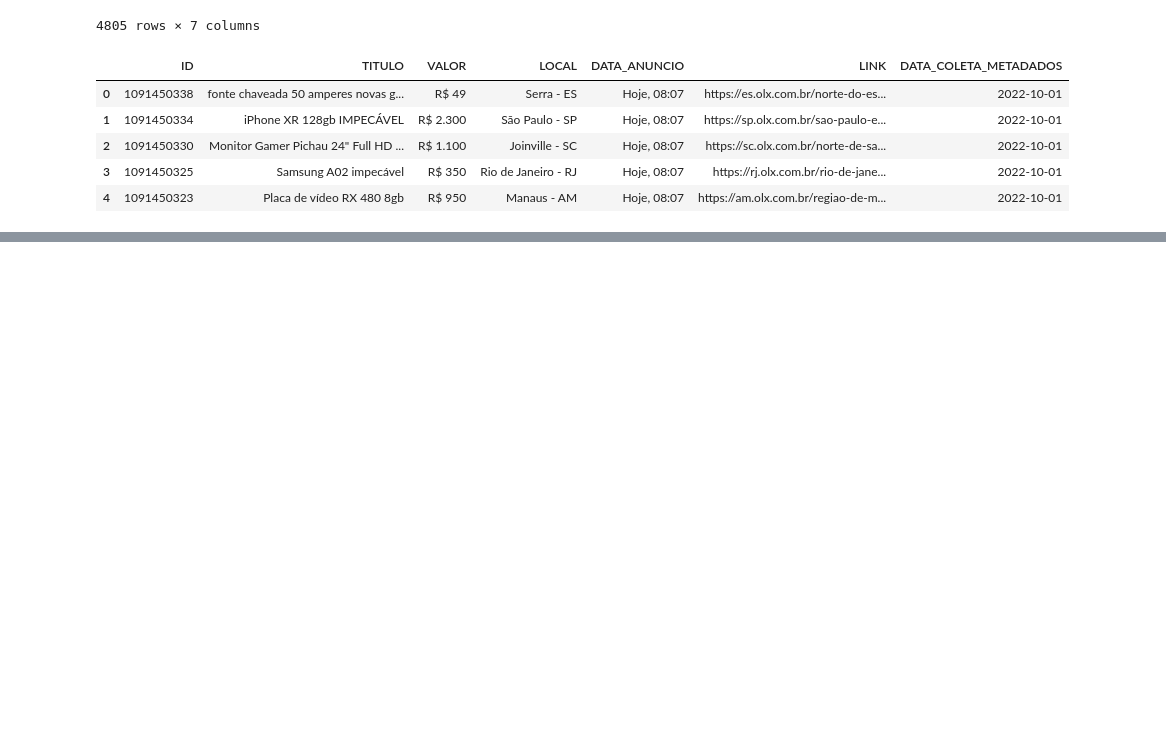
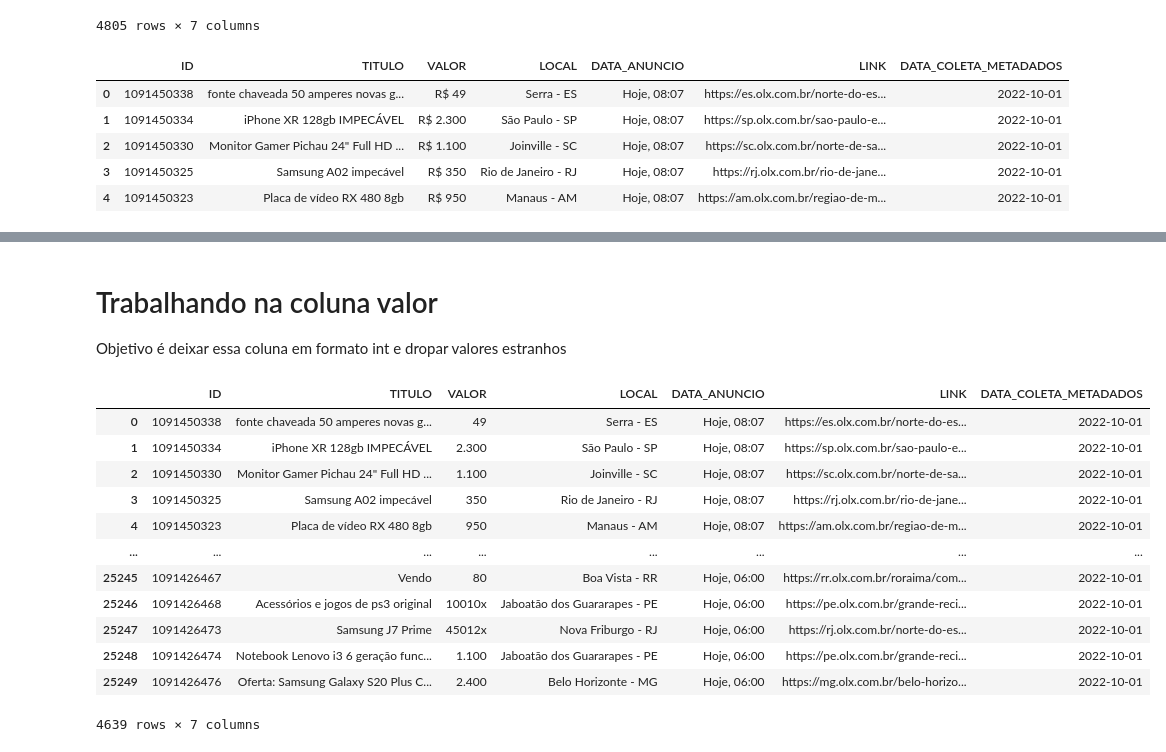
Before and after one commit to PaulAnicet97/Data_analysis, a Jupyter notebook: OLX/data_preparation.ipynb, the cells around one changed output, grey strips where cells are left out. Saved outputs shown, nothing was run; the diff lists cells and outputs as text; code cells hidden in the pictures; blank space fills up the shorter version.

```diff
--- a/OLX/data_preparation.ipynb
+++ b/OLX/data_preparation.ipynb
@@ -100,0 +119,22 @@ dados.head()
+# %% [markdown]
+# Trabalhando na coluna valor
+Objetivo é deixar essa coluna em formato int e dropar valores estranhos
+# %%
+# tirando o simbolo do reais
+val = dados['VALOR'].str.split(' ', expand=True)
+dados['VALOR'] = val[1]
+dados
+# %% [output]
+|  | ID | TITULO | VALOR | LOCAL | DATA_ANUNCIO | LINK | DATA_COLETA_METADADOS |
+| 0 | 1091450338 | fonte chaveada 50 amperes novas g... | 49 | Serra - ES | Hoje, 08:07 | https://es.olx.com.br/norte-do-es... | 2022-10-01 |
+| 1 | 1091450334 | iPhone XR 128gb IMPECÁVEL | 2.300 | São Paulo - SP | Hoje, 08:07 | https://sp.olx.com.br/sao-paulo-e... | 2022-10-01 |
+| 2 | 1091450330 | Monitor Gamer Pichau 24" Full HD ... | 1.100 | Joinville - SC | Hoje, 08:07 | https://sc.olx.com.br/norte-de-sa... | 2022-10-01 |
+| 3 | 1091450325 | Samsung A02 impecável | 350 | Rio de Janeiro - RJ | Hoje, 08:07 | https://rj.olx.com.br/rio-de-jane... | 2022-10-01 |
+| 4 | 1091450323 | Placa de vídeo RX 480 8gb | 950 | Manaus - AM | Hoje, 08:07 | https://am.olx.com.br/regiao-de-m... | 2022-10-01 |
+| ... | ... | ... | ... | ... | ... | ... | ... |
+| 25245 | 1091426467 | Vendo | 80 | Boa Vista - RR | Hoje, 06:00 | https://rr.olx.com.br/roraima/com... | 2022-10-01 |
+| 25246 | 1091426468 | Acessórios e jogos de ps3 original | 10010x | Jaboatão dos Guararapes - PE | Hoje, 06:00 | https://pe.olx.com.br/grande-reci... | 2022-10-01 |
+| 25247 | 1091426473 | Samsung J7 Prime | 45012x | Nova Friburgo - RJ | Hoje, 06:00 | https://rj.olx.com.br/norte-do-es... | 2022-10-01 |
+| 25248 | 1091426474 | Notebook Lenovo i3 6 geração func... | 1.100 | Jaboatão dos Guararapes - PE | Hoje, 06:00 | https://pe.olx.com.br/grande-reci... | 2022-10-01 |
+| 25249 | 1091426476 | Oferta: Samsung Galaxy S20 Plus C... | 2.400 | Belo Horizonte - MG | Hoje, 06:00 | https://mg.olx.com.br/belo-horizo... | 2022-10-01 |
+4639 rows × 7 columns
```
Also changed, not shown: parts of 9 cells of this notebook.
